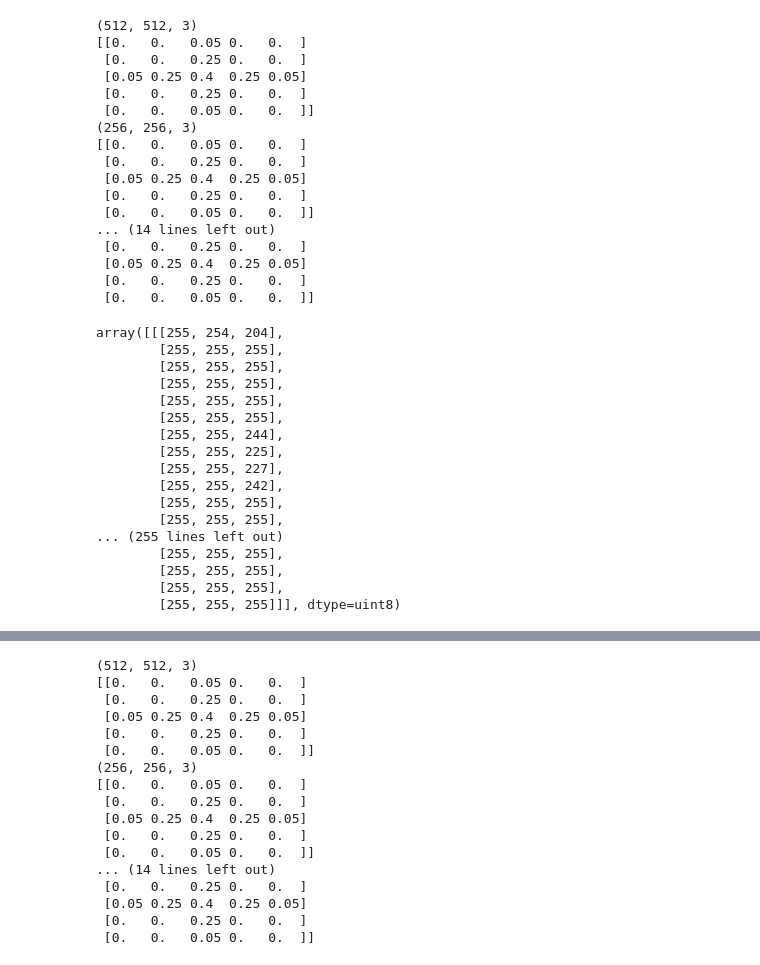
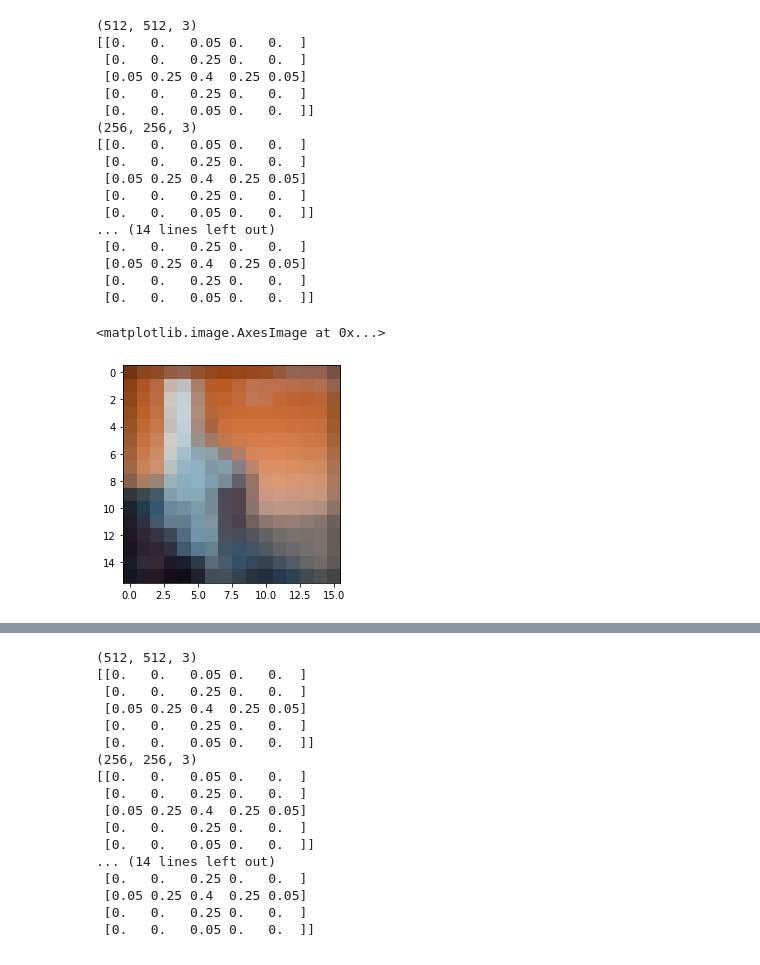
Before and after one commit to Vikram1511/COL783_IITD, a Jupyter notebook: Assignment4/Untitled.ipynb, the cells around one changed output, grey strips where cells are left out. Drawn from its saved outputs; the diff is of its cells as text; code cells hidden in the pictures.

Commit message:
image_pyramid updated

```diff
--- a/Assignment4/Untitled.ipynb
+++ b/Assignment4/Untitled.ipynb
@@ -33,7 +33,7 @@ def gaussian_blur(img):
 			for x in range(2, width+2):
 				roi = image[y-2:y+3, x-2:x+3, i]
 				k = (roi*kernel).sum()
-				output[y-2,x-2,i] = k
+				output[y-2,x-2,i] = k/(kernel.sum())
 	output = rescale_intensity(output, in_range=(0, 255))
 	blurred = (output*255).astype("uint8")
 	return blurred
@@ -83,7 +83,7 @@ def laplacian_pyramid(image,levels):
 		laplacian = cv2.subtract(gp[j], expanded_image)
 		lp.append(laplacian)
 	lp.append(gp[levels-1])
-	return gp
+	return lp
 
 def reconstructed(lp):
 	levels = len(lp)
@@ -97,8 +97,7 @@ def reconstructed(lp):
 	return corrected_image
 # %%
 image = cv2.imread('test_images/test.png')
-
-a = laplacian_pyramid(image,5)
+a = gaussian_pyramid(image,5)
 # %% [output]
 (512, 512, 3)
 [[0.   0.   0.05 0.   0.  ]
@@ -117,23 +116,8 @@ a = laplacian_pyramid(image,5)
  [0.05 0.25 0.4  0.25 0.05]
  [0.   0.   0.25 0.   0.  ]
  [0.   0.   0.05 0.   0.  ]]
-# %%
-a[-1]
-# %% [output]
-array([[[255, 254, 204],
-        [255, 255, 255],
-        [255, 255, 255],
-        [255, 255, 255],
-        [255, 255, 255],
-        [255, 255, 255],
-        [255, 255, 244],
-        [255, 255, 225],
-        [255, 255, 227],
-        [255, 255, 242],
-        [255, 255, 255],
-        [255, 255, 255],
-... (255 lines left out)
-        [255, 255, 255],
-        [255, 255, 255],
-        [255, 255, 255],
-        [255, 255, 255]]], dtype=uint8)
+# %%
+plt.imshow(a[5])
+# %% [output]
+<matplotlib.image.AxesImage at 0x...>
+[figure, added]
```
Also changed, not shown: parts of 6 cells of this notebook, 15 other files.
